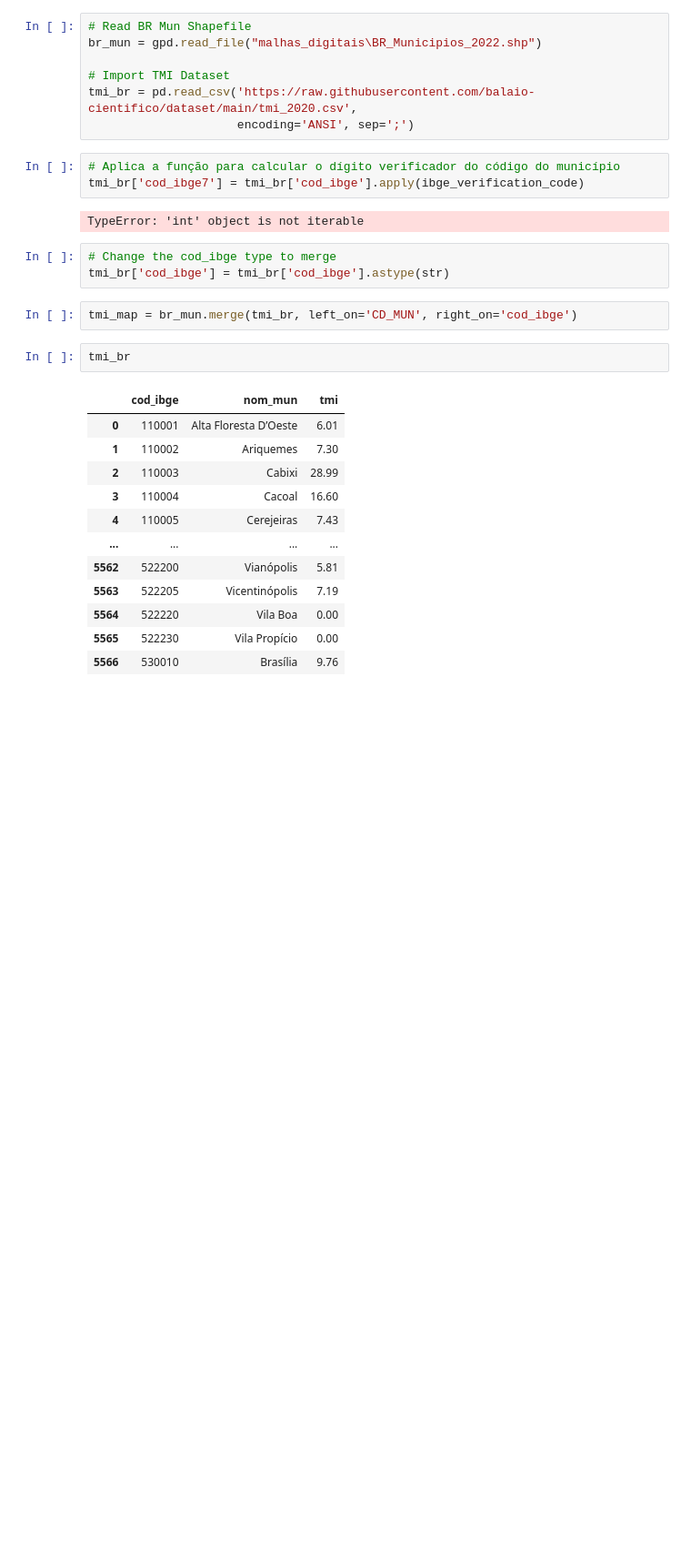
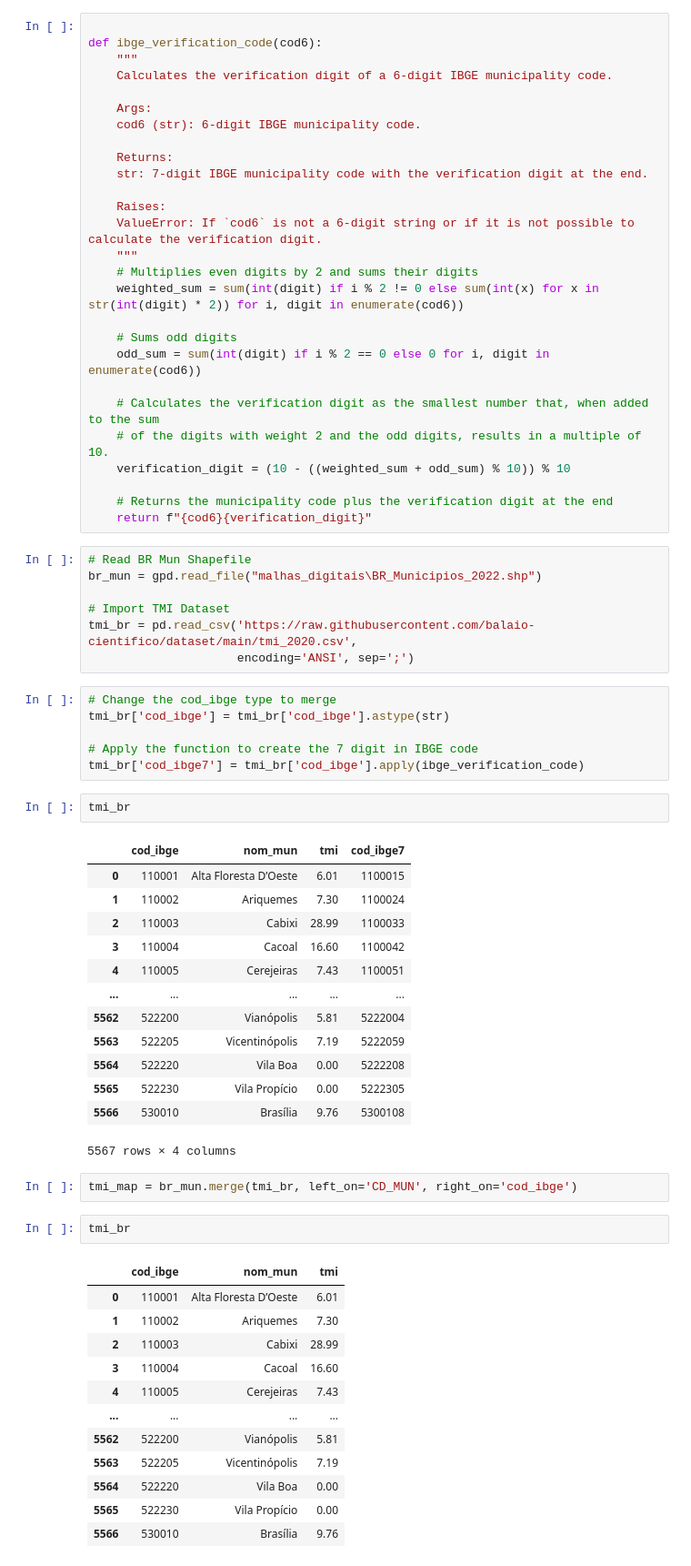
Before and after one commit to balaio-cientifico/analise_espacial, a Jupyter notebook: analise_espacial.ipynb, the cells around one changed output. Shown at 91% size. Drawn from its saved outputs; the diff is of its cells as text; blank space fills up the shorter version.

Commit message:
fix: fix the function and improve the documentatio

```diff
--- a/analise_espacial.ipynb
+++ b/analise_espacial.ipynb
@@ -64,3 +40,30 @@ def ibge_verification_code(code: str) -> str:
+# %%
+
+def ibge_verification_code(cod6):
+    """
+    Calculates the verification digit of a 6-digit IBGE municipality code.
+
+    Args:
+    cod6 (str): 6-digit IBGE municipality code.
+
+    Returns:
+    str: 7-digit IBGE municipality code with the verification digit at the end.
+
+    Raises:
+    ValueError: If `cod6` is not a 6-digit string or if it is not possible to calculate the verification digit.
+    """
+    # Multiplies even digits by 2 and sums their digits
+    weighted_sum = sum(int(digit) if i % 2 != 0 else sum(int(x) for x in str(int(digit) * 2)) for i, digit in enumerate(cod6))
+
+    # Sums odd digits
+    odd_sum = sum(int(digit) if i % 2 == 0 else 0 for i, digit in enumerate(cod6))
+
+    # Calculates the verification digit as the smallest number that, when added to the sum
+    # of the digits with weight 2 and the odd digits, results in a multiple of 10.
+    verification_digit = (10 - ((weighted_sum + odd_sum) % 10)) % 10
+
+    # Returns the municipality code plus the verification digit at the end
+    return f"{cod6}{verification_digit}"
 # %%
 # Read BR Mun Shapefile
 br_mun = gpd.read_file("malhas_digitais\BR_Municipios_2022.shp")
@@ -68,14 +71,28 @@ br_mun = gpd.read_file("malhas_digitais\BR_Municipios_2022.shp")
 # Import TMI Dataset
 tmi_br = pd.read_csv('https://raw.githubusercontent.com/balaio-cientifico/dataset/main/tmi_2020.csv',
                      encoding='ANSI', sep=';')
-# %%
-# Aplica a função para calcular o dígito verificador do código do município
-tmi_br['cod_ibge7'] = tmi_br['cod_ibge'].apply(ibge_verification_code)
-# %% [output]
-TypeError: 'int' object is not iterable
 # %%
 # Change the cod_ibge type to merge
 tmi_br['cod_ibge'] = tmi_br['cod_ibge'].astype(str)
+
+# Apply the function to create the 7 digit in IBGE code
+tmi_br['cod_ibge7'] = tmi_br['cod_ibge'].apply(ibge_verification_code)
+# %%
+tmi_br
+# %% [output]
+|  | cod_ibge | nom_mun | tmi | cod_ibge7 |
+| 0 | 110001 | Alta Floresta D’Oeste | 6.01 | 1100015 |
+| 1 | 110002 | Ariquemes | 7.30 | 1100024 |
+| 2 | 110003 | Cabixi | 28.99 | 1100033 |
+| 3 | 110004 | Cacoal | 16.60 | 1100042 |
+| 4 | 110005 | Cerejeiras | 7.43 | 1100051 |
+| ... | ... | ... | ... | ... |
+| 5562 | 522200 | Vianópolis | 5.81 | 5222004 |
+| 5563 | 522205 | Vicentinópolis | 7.19 | 5222059 |
+| 5564 | 522220 | Vila Boa | 0.00 | 5222208 |
+| 5565 | 522230 | Vila Propício | 0.00 | 5222305 |
+| 5566 | 530010 | Brasília | 9.76 | 5300108 |
+5567 rows × 4 columns
 # %%
 tmi_map = br_mun.merge(tmi_br, left_on='CD_MUN', right_on='cod_ibge')
 # %%
```
Also changed, not shown: parts of 1 cell of this notebook.
